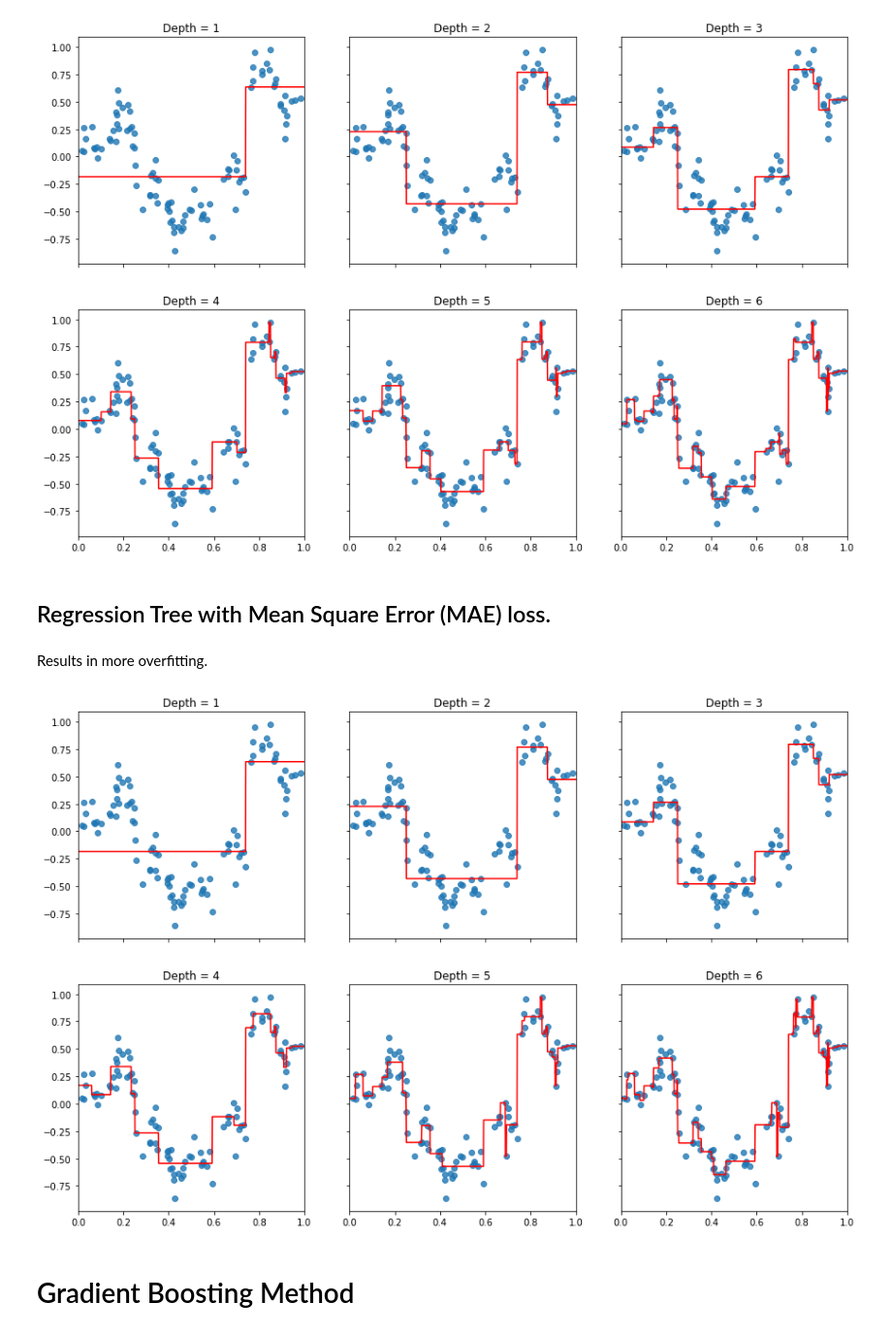
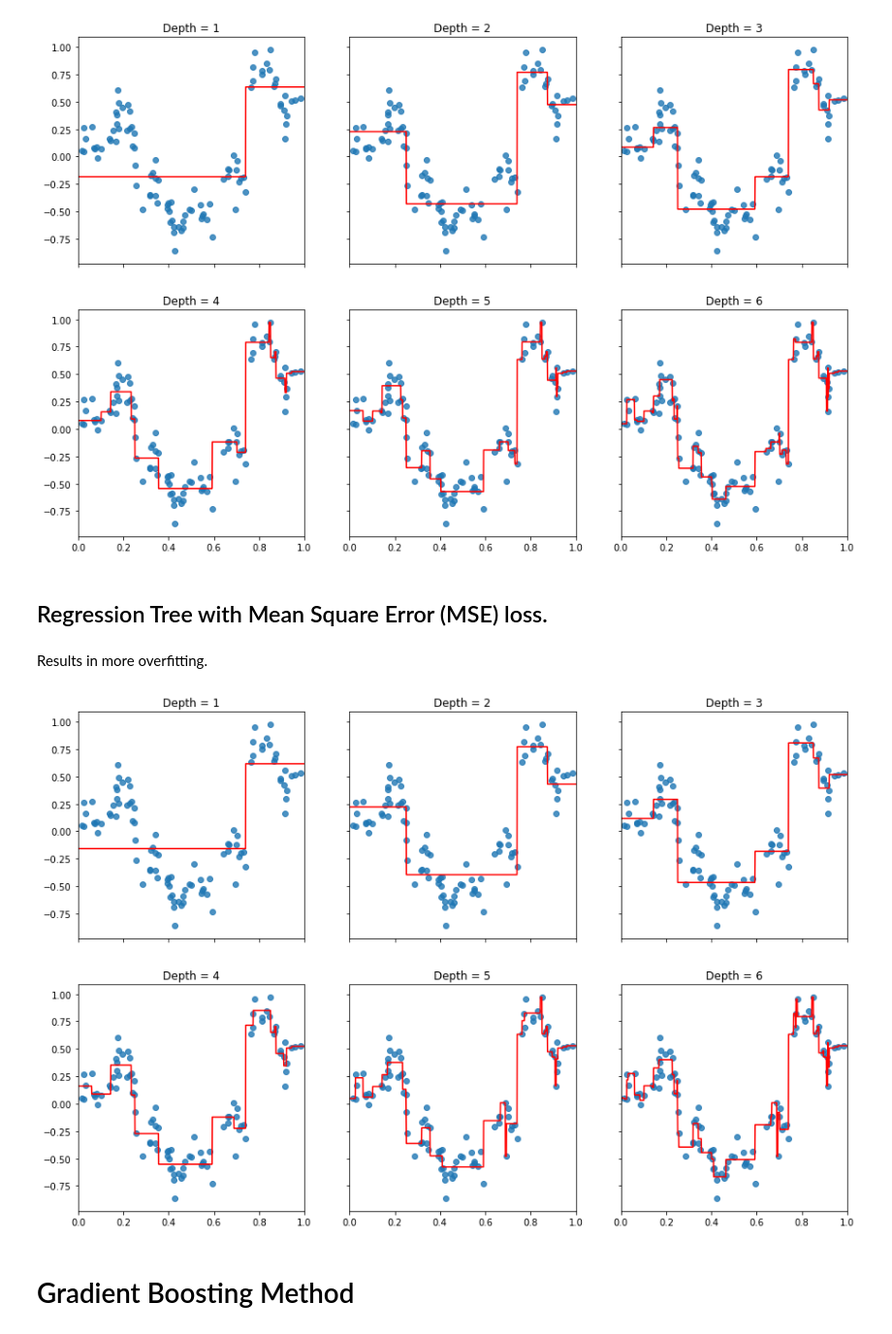
Before and after one commit to ZhuoruLin/DSGA1003_ML, a Jupyter notebook: hw6-ensemble/CART-GBM-skeleton-code.ipynb, the cells around one changed output. Shown at 97% size. Drawn from its saved outputs; the diff is of its cells as text; code cells hidden in the pictures.

```diff
--- a/hw6-ensemble/CART-GBM-skeleton-code.ipynb
+++ b/hw6-ensemble/CART-GBM-skeleton-code.ipynb
@@ -72,6 +72,10 @@ class Decision_Tree(BaseEstimator):
             self.value = self.leaf_value_estimator(y)
             return self
         #If reach minimun sample size turn into leaf
+        if len(y)<=self.min_sample:
+            self.is_leaf = True
+            self.value = self.leaf_value_estimator(y)
+            return self
         #If not is_leaf, i.e in the node, we should create left and right subtree
         #But First we need to decide the self.split_id and self.split_value that minimize loss
         #Compare with constant prediction of all X
@@ -100,8 +104,7 @@ class Decision_Tree(BaseEstimator):
                 right_loss = len(right_y)*self.split_loss_function(right_y)/len(y)
                 #If any choice of splitting feature and splitting position results in better loss
                 #record following information and discard the old one
-                if ((left_loss+right_loss)<best_loss) and\
-                (min(len(left_y),len(right_y))>=self.min_sample):
+                if ((left_loss+right_loss)<best_loss):
                     best_split_value = X[split_pos,i]
                     best_pos = split_pos
                     best_split_id = i
@@ -233,7 +236,7 @@ clf4.fit(x_train, y_train_label)
 clf5 = Classification_Tree(max_depth=5)
 clf5.fit(x_train, y_train_label)
 
-clf6 = Classification_Tree(max_depth=6)
+clf6 = Classification_Tree(max_depth=20)
 clf6.fit(x_train, y_train_label)
 
 # Plotting decision regions
@@ -371,7 +374,7 @@ plt.show()
 # %% [output]
 [figure]
 # %% [markdown]
-## Regression Tree with Mean Square Error (MAE) loss.
+## Regression Tree with Mean Square Error (MSE) loss.
 # %% [markdown]
 Results in more overfitting.
 # %%
@@ -381,42 +384,42 @@ x_krr_train, y_krr_train = data_krr_train[:,0].reshape(-1,1),data_krr_train[:,1]
 x_krr_test, y_krr_test = data_krr_test[:,0].reshape(-1,1),data_krr_test[:,1].reshape(-1,1)
 
 # Training regression trees with different depth
-clf1 = Regression_Tree(max_depth=1,  min_sample=1, estimator='median')
+clf1 = Regression_Tree(max_depth=1,  min_sample=1)
 clf1.fit(x_krr_train, y_krr_train)
 
-clf2 = Regression_Tree(max_depth=2,  min_sample=1, estimator='median')
+clf2 = Regression_Tree(max_depth=2,  min_sample=1)
 clf2.fit(x_krr_train, y_krr_train)
 
-clf3 = Regression_Tree(max_depth=3,  min_sample=1, estimator='median')
+clf3 = Regression_Tree(max_depth=3,  min_sample=1)
 clf3.fit(x_krr_train, y_krr_train)
 
-clf4 = Regression_Tree(max_depth=4,  min_sample=1, estimator='median')
+clf4 = Regression_Tree(max_depth=4,  min_sample=1)
 clf4.fit(x_krr_train, y_krr_train)
 
-clf5 = Regression_Tree(max_depth=5,  min_sample=1, estimator='median')
+clf5 = Regression_Tree(max_depth=5,  min_sample=1)
 clf5.fit(x_krr_train, y_krr_train)
 
-clf6 = Regression_Tree(max_depth=6,  min_sample=1, estimator='median')
+clf6 = Regression_Tree(max_depth=6,  min_sample=1)
 clf6.fit(x_krr_train, y_krr_train)
 
 plot_size = 0.001
 x_range = np.arange(0., 1., plot_size).reshape(-1, 1)
 
 f2, axarr2 = plt.subplots(2, 3, sharex='col', sharey='row', figsize=(15, 10))
 
 for idx, clf, tt in zip(product([0, 1], [0, 1, 2]),
                         [clf1, clf2, clf3, clf4, clf5, clf6],
                         ['Depth = {}'.format(n) for n in range(1, 7)]):
 
     y_range_predict = np.array([clf.predict_instance(x) for x in x_range]).reshape(-1, 1)
 
     axarr2[idx[0], idx[1]].plot(x_range, y_range_predict, color='r')
     axarr2[idx[0], idx[1]].scatter(x_krr_train, y_krr_train, alpha=0.8)
     axarr2[idx[0], idx[1]].set_title(tt)
     axarr2[idx[0], idx[1]].set_xlim(0, 1)
 plt.show()
 # %% [output]
-[figure, old version]
+[figure, new version]
 # %% [markdown]
 # Gradient Boosting Method
 # %%
```
Also changed, not shown: parts of 6 cells of this notebook, 2 other files.
